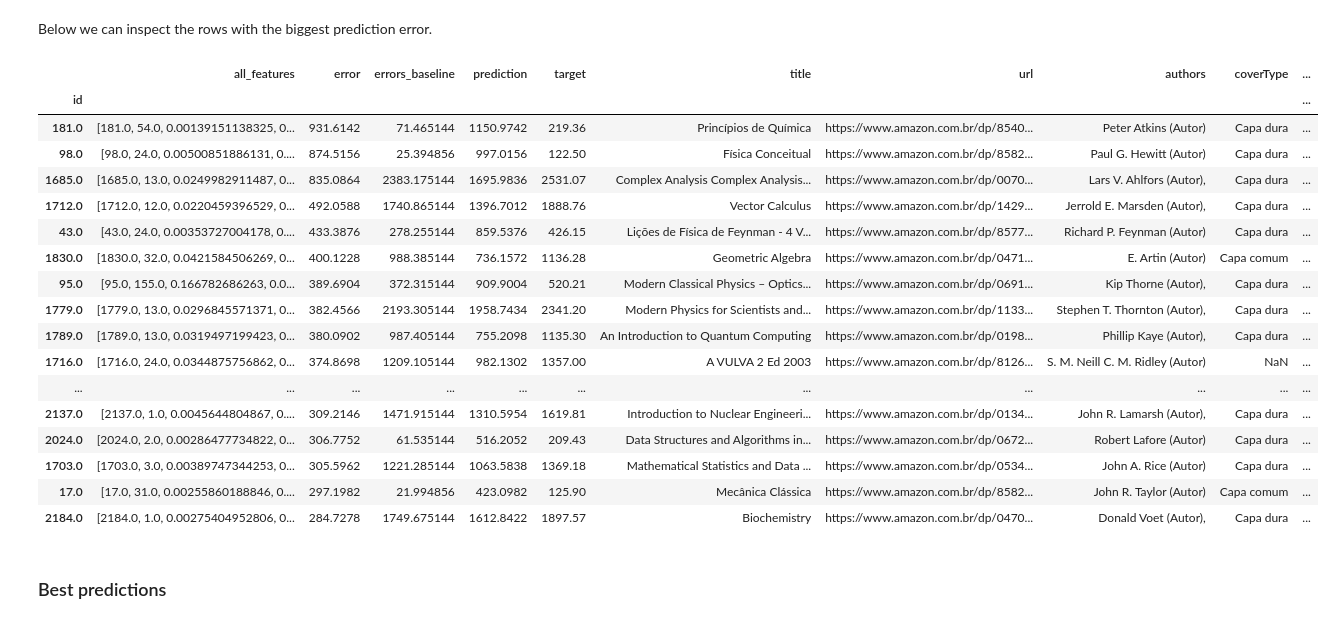
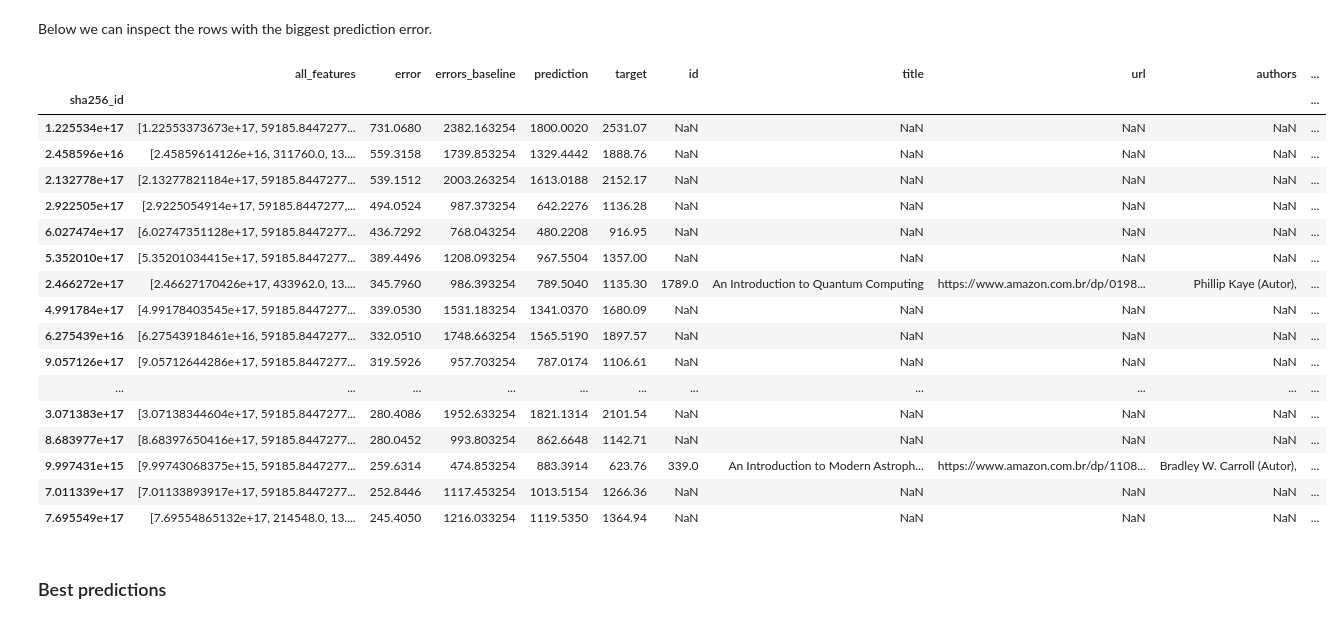
Before and after one commit to rpagliuca/amazon-copurchased-data-science, a Jupyter notebook: price_1_basic_analysis.ipynb, the cells around one changed output. Drawn from its saved outputs; the diff is of its cells as text; code cells hidden in the pictures.

```diff
--- a/price_1_basic_analysis.ipynb
+++ b/price_1_basic_analysis.ipynb
@@ -93,3 +96,5 @@ df = pd.read_csv(nodes_csv_file)
+# %%
+sha256_ids = df['id'].map(lambda x: int(hashlib.sha256(str(x)).hexdigest()[0:15], 16))
 # %%
 # Add columns to dataframe
 def merge_columns(dataframe, data):
@@ -102,6 +107,7 @@ def merge_columns(dataframe, data):
     return df
 
 df = merge_columns(df, centrality_measures)
+df = merge_columns(df, {'sha256_id': sha256_ids})
 # %% [markdown]
 ### Let's convert some fields to numeric
 # %%
@@ -119,14 +125,14 @@ categorical_features = [
     'language',
     'coverType',
     'publisher',
-    'rankingCategory'
+    'rankingCategory',
+    'authors'
 ]
 
 numeric_features = [
-    'degree',
-    'eigenvector_centrality',
-    #'closeness_centrality',
-    'betweenness_centrality',
+    #'degree',
+    #'eigenvector_centrality',
+    #'betweenness_centrality',
     'ranking',
     'reviewCount',
     'pages',
@@ -204,7 +208,7 @@ df.head(10)
 # %% [markdown]
 ### Preparing data
 # %%
-df_with_dummies = pd.get_dummies(df[["id"] + numeric_features + categorical_features + ['price']],columns=categorical_features,drop_first=True)
+df_with_dummies = pd.get_dummies(df[['sha256_id'] + numeric_features + categorical_features + ['price']],columns=categorical_features,drop_first=True)
 # %%
 feature_list = list(df_with_dummies.drop(columns = ['price']))
 features = np.array(df_with_dummies.drop(columns = ['price']))
@@ -319,36 +323,36 @@ Below we can inspect the rows with the biggest prediction error.
 # %%
 pd.set_option('display.max_columns', None)
 data = {
     "all_features": test_features.tolist(),
-    "id": test_features[:, 0],
+    "sha256_id": test_features[:, 0],
     "target": test_target,
     "prediction": predictions,
     "error": errors,
     "errors_baseline": errors_baseline
 }
 predicted_df = pd.DataFrame(data = data)
 joined_predicted_df = predicted_df
-joined_predicted_df = predicted_df.set_index("id").join(df.set_index("id"))
+joined_predicted_df = predicted_df.set_index("sha256_id").join(df.set_index("sha256_id"))
 joined_predicted_df.sort_values('error', ascending = False).head(20)
 # %% [output]
-|  | all_features | error | errors_baseline | prediction | target | title | url | authors | coverType | ... |
-| id |  |  |  |  |  |  |  |  |  | ... |
-| 181.0 | [181.0, 54.0, 0.00139151138325, 0... | 931.6142 | 71.465144 | 1150.9742 | 219.36 | Princípios de Química | https://www.amazon.com.br/dp/8540... | Peter Atkins (Autor) | Capa dura | ... |
-| 98.0 | [98.0, 24.0, 0.00500851886131, 0.... | 874.5156 | 25.394856 | 997.0156 | 122.50 | Física Conceitual | https://www.amazon.com.br/dp/8582... | Paul G. Hewitt (Autor) | Capa dura | ... |
-| 1685.0 | [1685.0, 13.0, 0.0249982911487, 0... | 835.0864 | 2383.175144 | 1695.9836 | 2531.07 | Complex Analysis Complex Analysis... | https://www.amazon.com.br/dp/0070... | Lars V. Ahlfors (Autor), | Capa dura | ... |
-| 1712.0 | [1712.0, 12.0, 0.0220459396529, 0... | 492.0588 | 1740.865144 | 1396.7012 | 1888.76 | Vector Calculus | https://www.amazon.com.br/dp/1429... | Jerrold E. Marsden (Autor), | Capa dura | ... |
-| 43.0 | [43.0, 24.0, 0.00353727004178, 0.... | 433.3876 | 278.255144 | 859.5376 | 426.15 | Lições de Física de Feynman - 4 V... | https://www.amazon.com.br/dp/8577... | Richard P. Feynman (Autor) | Capa dura | ... |
-| 1830.0 | [1830.0, 32.0, 0.0421584506269, 0... | 400.1228 | 988.385144 | 736.1572 | 1136.28 | Geometric Algebra | https://www.amazon.com.br/dp/0471... | E. Artin (Autor) | Capa comum | ... |
-| 95.0 | [95.0, 155.0, 0.166782686263, 0.0... | 389.6904 | 372.315144 | 909.9004 | 520.21 | Modern Classical Physics – Optics... | https://www.amazon.com.br/dp/0691... | Kip Thorne (Autor), | Capa dura | ... |
-| 1779.0 | [1779.0, 13.0, 0.0296845571371, 0... | 382.4566 | 2193.305144 | 1958.7434 | 2341.20 | Modern Physics for Scientists and... | https://www.amazon.com.br/dp/1133... | Stephen T. Thornton (Autor), | Capa dura | ... |
-| 1789.0 | [1789.0, 13.0, 0.0319497199423, 0... | 380.0902 | 987.405144 | 755.2098 | 1135.30 | An Introduction to Quantum Computing | https://www.amazon.com.br/dp/0198... | Phillip Kaye (Autor), | Capa dura | ... |
-| 1716.0 | [1716.0, 24.0, 0.0344875756862, 0... | 374.8698 | 1209.105144 | 982.1302 | 1357.00 | A VULVA 2 Ed 2003 | https://www.amazon.com.br/dp/8126... | S. M. Neill C. M. Ridley (Autor) | NaN | ... |
+|  | all_features | error | errors_baseline | prediction | target | id | title | url | authors | ... |
+| sha256_id |  |  |  |  |  |  |  |  |  | ... |
+| 1.225534e+17 | [1.22553373673e+17, 59185.8447277... | 731.0680 | 2382.163254 | 1800.0020 | 2531.07 | NaN | NaN | NaN | NaN | ... |
+| 2.458596e+16 | [2.45859614126e+16, 311760.0, 13.... | 559.3158 | 1739.853254 | 1329.4442 | 1888.76 | NaN | NaN | NaN | NaN | ... |
+| 2.132778e+17 | [2.13277821184e+17, 59185.8447277... | 539.1512 | 2003.263254 | 1613.0188 | 2152.17 | NaN | NaN | NaN | NaN | ... |
+| 2.922505e+17 | [2.9225054914e+17, 59185.8447277,... | 494.0524 | 987.373254 | 642.2276 | 1136.28 | NaN | NaN | NaN | NaN | ... |
+| 6.027474e+17 | [6.02747351128e+17, 59185.8447277... | 436.7292 | 768.043254 | 480.2208 | 916.95 | NaN | NaN | NaN | NaN | ... |
+| 5.352010e+17 | [5.35201034415e+17, 59185.8447277... | 389.4496 | 1208.093254 | 967.5504 | 1357.00 | NaN | NaN | NaN | NaN | ... |
+| 2.466272e+17 | [2.46627170426e+17, 433962.0, 13.... | 345.7960 | 986.393254 | 789.5040 | 1135.30 | 1789.0 | An Introduction to Quantum Computing | https://www.amazon.com.br/dp/0198... | Phillip Kaye (Autor), | ... |
+| 4.991784e+17 | [4.99178403545e+17, 59185.8447277... | 339.0530 | 1531.183254 | 1341.0370 | 1680.09 | NaN | NaN | NaN | NaN | ... |
+| 6.275439e+16 | [6.27543918461e+16, 59185.8447277... | 332.0510 | 1748.663254 | 1565.5190 | 1897.57 | NaN | NaN | NaN | NaN | ... |
+| 9.057126e+17 | [9.05712644286e+17, 59185.8447277... | 319.5926 | 957.703254 | 787.0174 | 1106.61 | NaN | NaN | NaN | NaN | ... |
 | ... | ... | ... | ... | ... | ... | ... | ... | ... | ... | ... |
-| 2137.0 | [2137.0, 1.0, 0.0045644804867, 0.... | 309.2146 | 1471.915144 | 1310.5954 | 1619.81 | Introduction to Nuclear Engineeri... | https://www.amazon.com.br/dp/0134... | John R. Lamarsh (Autor), | Capa dura | ... |
-| 2024.0 | [2024.0, 2.0, 0.00286477734822, 0... | 306.7752 | 61.535144 | 516.2052 | 209.43 | Data Structures and Algorithms in... | https://www.amazon.com.br/dp/0672... | Robert Lafore (Autor) | Capa dura | ... |
-| 1703.0 | [1703.0, 3.0, 0.00389747344253, 0... | 305.5962 | 1221.285144 | 1063.5838 | 1369.18 | Mathematical Statistics and Data ... | https://www.amazon.com.br/dp/0534... | John A. Rice (Autor) | Capa dura | ... |
-| 17.0 | [17.0, 31.0, 0.00255860188846, 0.... | 297.1982 | 21.994856 | 423.0982 | 125.90 | Mecânica Clássica | https://www.amazon.com.br/dp/8582... | John R. Taylor (Autor) | Capa comum | ... |
-| 2184.0 | [2184.0, 1.0, 0.00275404952806, 0... | 284.7278 | 1749.675144 | 1612.8422 | 1897.57 | Biochemistry | https://www.amazon.com.br/dp/0470... | Donald Voet (Autor), | Capa dura | ... |
+| 3.071383e+17 | [3.07138344604e+17, 59185.8447277... | 280.4086 | 1952.633254 | 1821.1314 | 2101.54 | NaN | NaN | NaN | NaN | ... |
+| 8.683977e+17 | [8.68397650416e+17, 59185.8447277... | 280.0452 | 993.803254 | 862.6648 | 1142.71 | NaN | NaN | NaN | NaN | ... |
+| 9.997431e+15 | [9.99743068375e+15, 59185.8447277... | 259.6314 | 474.853254 | 883.3914 | 623.76 | 339.0 | An Introduction to Modern Astroph... | https://www.amazon.com.br/dp/1108... | Bradley W. Carroll (Autor), | ... |
+| 7.011339e+17 | [7.01133893917e+17, 59185.8447277... | 252.8446 | 1117.453254 | 1013.5154 | 1266.36 | NaN | NaN | NaN | NaN | ... |
+| 7.695549e+17 | [7.69554865132e+17, 214548.0, 13.... | 245.4050 | 1216.033254 | 1119.5350 | 1364.94 | NaN | NaN | NaN | NaN | ... |
 # %% [markdown]
 ### Best predictions
 # %%
```
Also changed, not shown: parts of 12 cells of this notebook.
